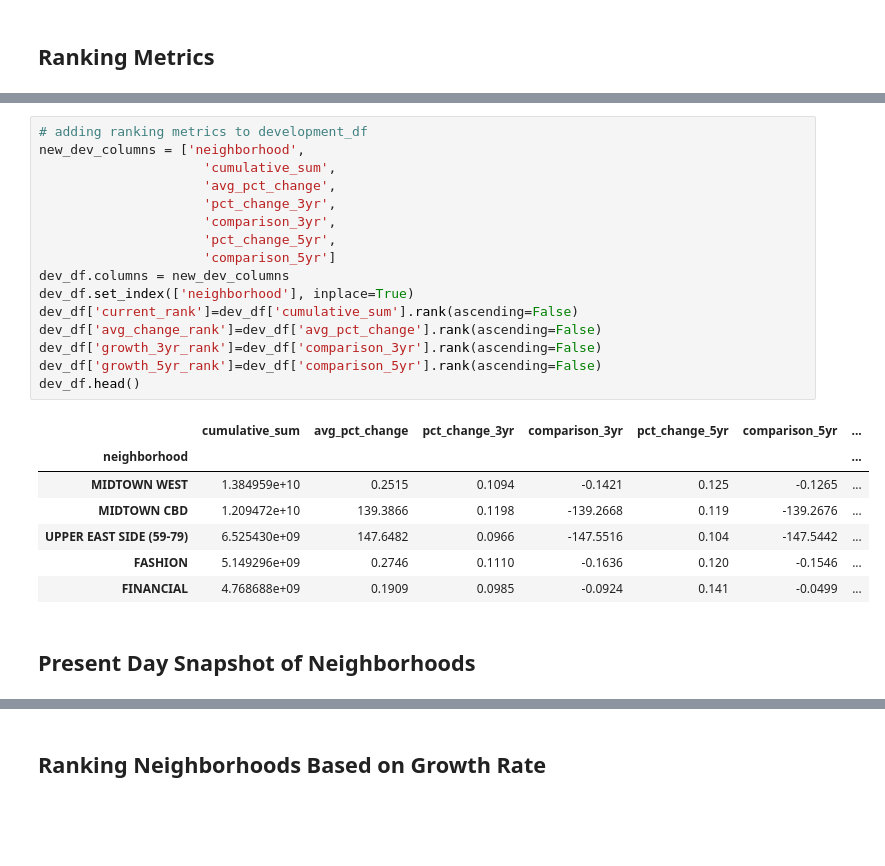
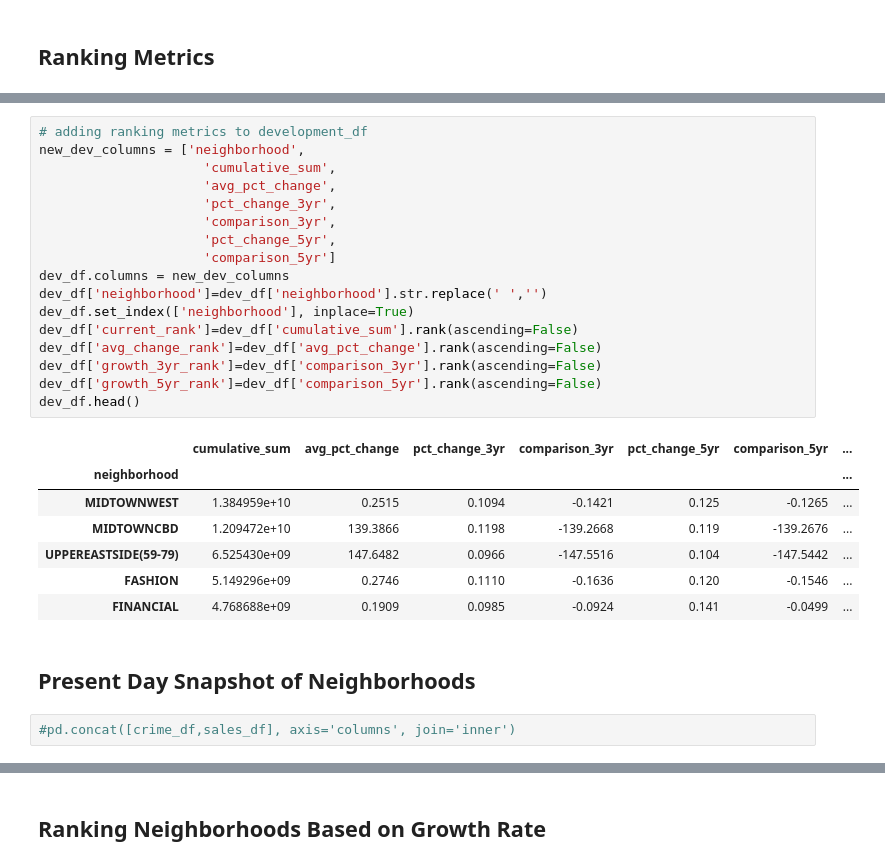
Before and after one commit to ekuo651/NYC-RE-Neighborhood-Trends, a Jupyter notebook: Joint_Analysis.ipynb, the cells around one changed output, grey strips where cells are left out. Cells and saved outputs as stored; diff of their text form; blank space fills up the shorter version.

```diff
--- a/Joint_Analysis.ipynb
+++ b/Joint_Analysis.ipynb
@@ -115,29 +130,32 @@ sales_df.head()
 # %%
 # adding ranking metrics to development_df
 new_dev_columns = ['neighborhood',
                      'cumulative_sum',
                      'avg_pct_change',
                      'pct_change_3yr',
                      'comparison_3yr',
                      'pct_change_5yr',
                      'comparison_5yr']
 dev_df.columns = new_dev_columns
+dev_df['neighborhood']=dev_df['neighborhood'].str.replace(' ','')
 dev_df.set_index(['neighborhood'], inplace=True)
 dev_df['current_rank']=dev_df['cumulative_sum'].rank(ascending=False)
 dev_df['avg_change_rank']=dev_df['avg_pct_change'].rank(ascending=False)
 dev_df['growth_3yr_rank']=dev_df['comparison_3yr'].rank(ascending=False)
 dev_df['growth_5yr_rank']=dev_df['comparison_5yr'].rank(ascending=False)
 dev_df.head()
 # %% [output]
 |  | cumulative_sum | avg_pct_change | pct_change_3yr | comparison_3yr | pct_change_5yr | comparison_5yr | ... |
 | neighborhood |  |  |  |  |  |  | ... |
-| MIDTOWN WEST | 1.384959e+10 | 0.2515 | 0.1094 | -0.1421 | 0.125 | -0.1265 | ... |
-| MIDTOWN CBD | 1.209472e+10 | 139.3866 | 0.1198 | -139.2668 | 0.119 | -139.2676 | ... |
-| UPPER EAST SIDE (59-79) | 6.525430e+09 | 147.6482 | 0.0966 | -147.5516 | 0.104 | -147.5442 | ... |
+| MIDTOWNWEST | 1.384959e+10 | 0.2515 | 0.1094 | -0.1421 | 0.125 | -0.1265 | ... |
+| MIDTOWNCBD | 1.209472e+10 | 139.3866 | 0.1198 | -139.2668 | 0.119 | -139.2676 | ... |
+| UPPEREASTSIDE(59-79) | 6.525430e+09 | 147.6482 | 0.0966 | -147.5516 | 0.104 | -147.5442 | ... |
 | FASHION | 5.149296e+09 | 0.2746 | 0.1110 | -0.1636 | 0.120 | -0.1546 | ... |
 | FINANCIAL | 4.768688e+09 | 0.1909 | 0.0985 | -0.0924 | 0.141 | -0.0499 | ... |
 # %% [markdown]
 ## Present Day Snapshot of Neighborhoods
+# %%
+#pd.concat([crime_df,sales_df], axis='columns', join='inner')
 # %%
 # create dataframe to contain rankings by crime, income, sales, development
 
```
Also changed, not shown: parts of 14 cells of this notebook.
